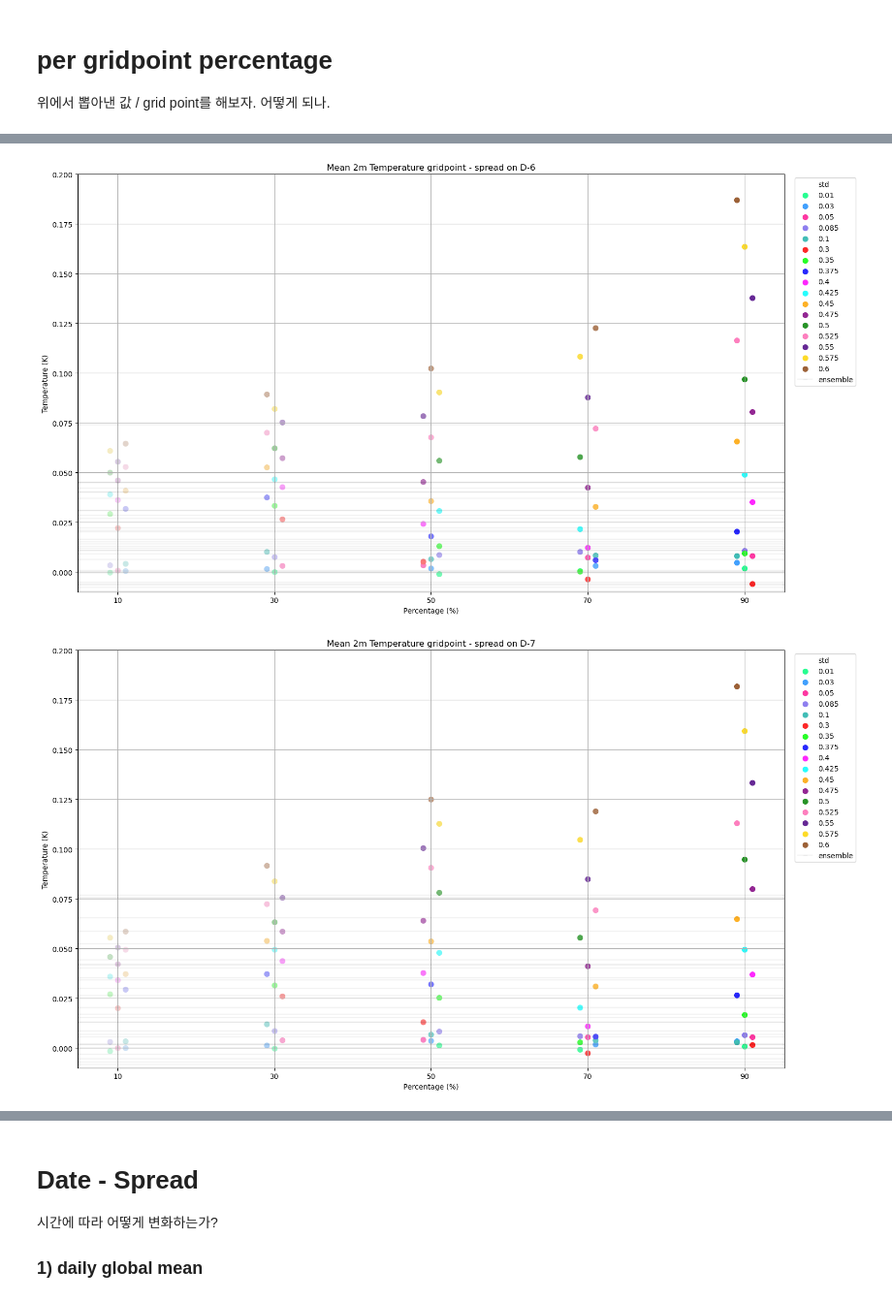
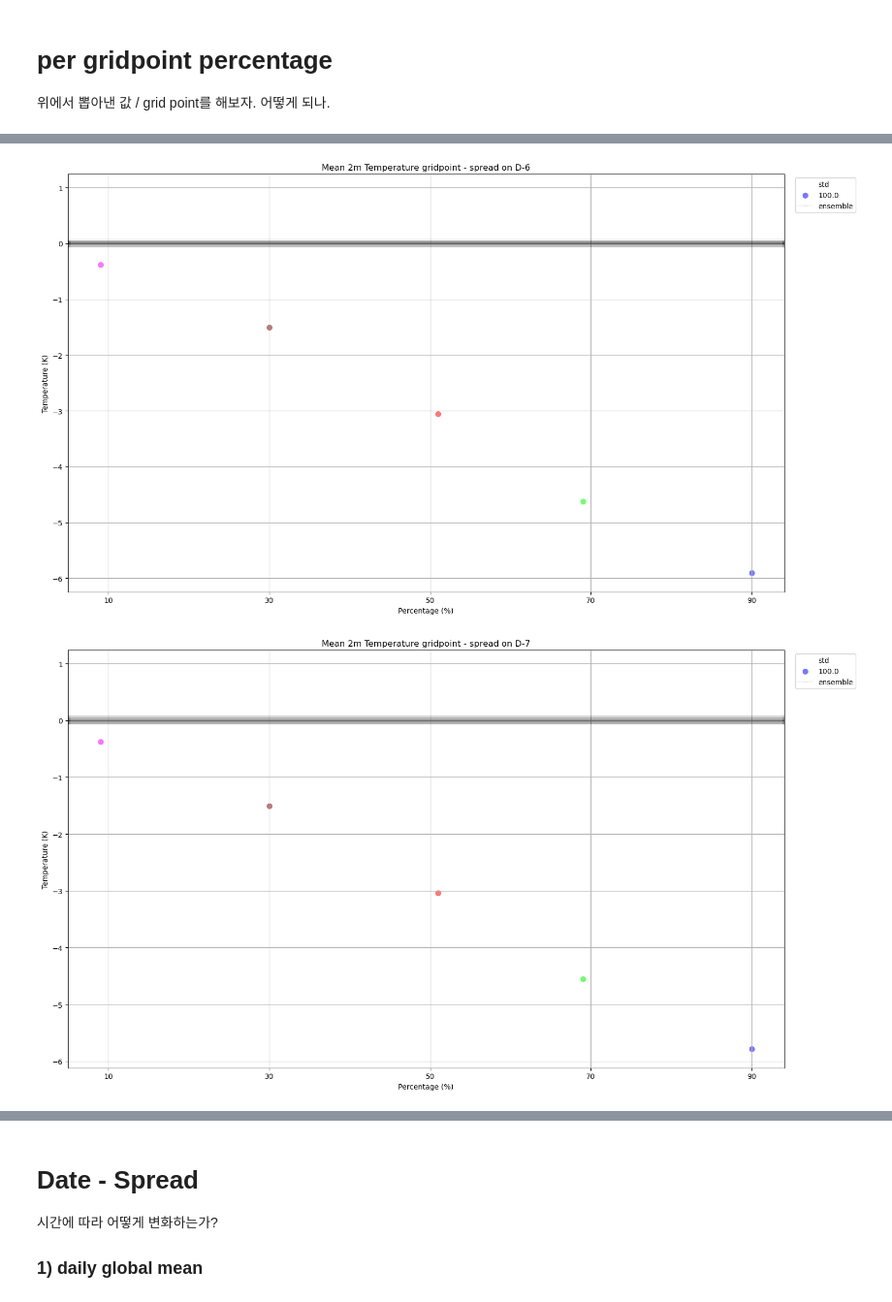
Before and after one commit to HisKim1/his_graphcast, a Jupyter notebook: spread/GC_spread_intensity.ipynb, the cells around one changed output, grey strips where cells are left out. Shown at 97% size. Saved outputs shown, nothing was run; the diff lists cells and outputs as text; code cells hidden in the pictures.

```diff
--- a/spread/GC_spread_intensity.ipynb
+++ b/spread/GC_spread_intensity.ipynb
@@ -42,16 +42,16 @@ gc_sample = {}
 gc_original = {}
 
 for key, value in target_var.items():
-    nwp[key] = xr.open_dataset(f"/data/GC_output/analysis/percent/nwp_{value}_GlobAvg.nc")
+    nwp[key] = xr.open_dataset(f"/data/GC_output/analysis/percent/10_nwp_{value}_GlobAvg.nc")
     nwp_mean[key] = nwp[key].mean(dim="ensemble")
     nwp[key] -= nwp_mean[key]
 
-    with open(f"/data/GC_output/analysis/percent2/GC_{value}_GlobAvg.pkl", "rb") as f:
+    with open(f"/data/GC_output/analysis/percent2/percent_10_GC_only{value}_GlobAvg.pkl", "rb") as f:
         gc_sample[key] = pickle.load(f)
 
-    with open(f"/data/GC_output/analysis/percent2/zoom_GC_{value}_GlobAvg.pkl", "rb") as f:
-        gc_sample[key].extend(pickle.load(f))
+    # with open(f"/data/GC_output/analysis/percent2/zoom_GC_{value}_GlobAvg.pkl", "rb") as f:
+    #     gc_sample[key].extend(pickle.load(f))
 
-    gc_original[key] = xr.open_dataset("/data/GC_output/2021-06-21/GC_output.nc")
+    gc_original[key] = xr.open_dataset("/data/GC_output/2021-06-21/GC_output_10.nc")
     gc_original[key] = weighted_mean(preprocess_GC(gc_original[key], key)[key])
 # gc_sample["2m_temperature"]
@@ -60 +58,26 @@ KeyboardInterrupt:
+# %%
+#@ gc_sample 추가 processing
+
+from concurrent.futures import ThreadPoolExecutor
+import itertools
+
+def process_item(args):
+    target_var, n = args
+    if n >= len(gc_sample[target_var]):
+        return None
+
+    filename = gc_sample[target_var][n][0]
+    color = gc_sample[target_var][n][1]
+    value = (gc_sample[target_var][n][2] - gc_original[target_var])[target_var].values
+    return (target_var, (filename, color, value))
+
+with ThreadPoolExecutor() as executor:
+    results = executor.map(process_item,
+                         itertools.product(list(target_var.keys()), range(30)))
+
+gc_sample = {'2m_temperature': [], 'geopotential': []}
+for r in results:
+    if r is not None:
+        var, item = r
+        gc_sample[var].append(item)
 # %%
@@ -238,7 +254,7 @@ for r in results:
 import matplotlib.pyplot as plt
 
 # for target_var in ["2m_temperature", "geopotential"]:
-for target_date in range(7):
+for target_date in range(10):
     target_var = "2m_temperature"
     if target_var == '2m_temperature':
         title = f'Mean 2m Temperature gridpoint - spread on D-{target_date+1}'
@@ -284,10 +300,11 @@ for target_date in range(7):
             plt.axhline(y = value, color=(0.0000001, 0.0000001, 0.0000001), label="ensemble", marker='_', alpha=.05)
             legend_shown=True
         plt.axhline(y = value, color=(0.0000001, 0.0000001, 0.0000001), marker='_', alpha=.05)
-    plt.ylim(-0.01, 0.2)
+    # plt.ylim(-0.01, 0.2)
     plt.legend(bbox_to_anchor=(1.01, 1), loc='upper left')
     plt.grid(True)
     plt.subplots_adjust(right=0.85)
     plt.tight_layout()
-    plt.savefig(f"{target_var}_gridpoint_spread_zoom_D-{target_date+1}.png")
+    plt.show()
+    # plt.savefig(f"{target_var}_gridpoint_spread_zoom_D-{target_date+1}.png")
 # %% [output]
@@ -299,2 +316,2 @@ for target_date in range(7):
-[figure, old version]
+[figure, new version]
-[figure, old version]
+[figure, new version]
```
Also changed, not shown: parts of 6 cells of this notebook, 11 other files.
